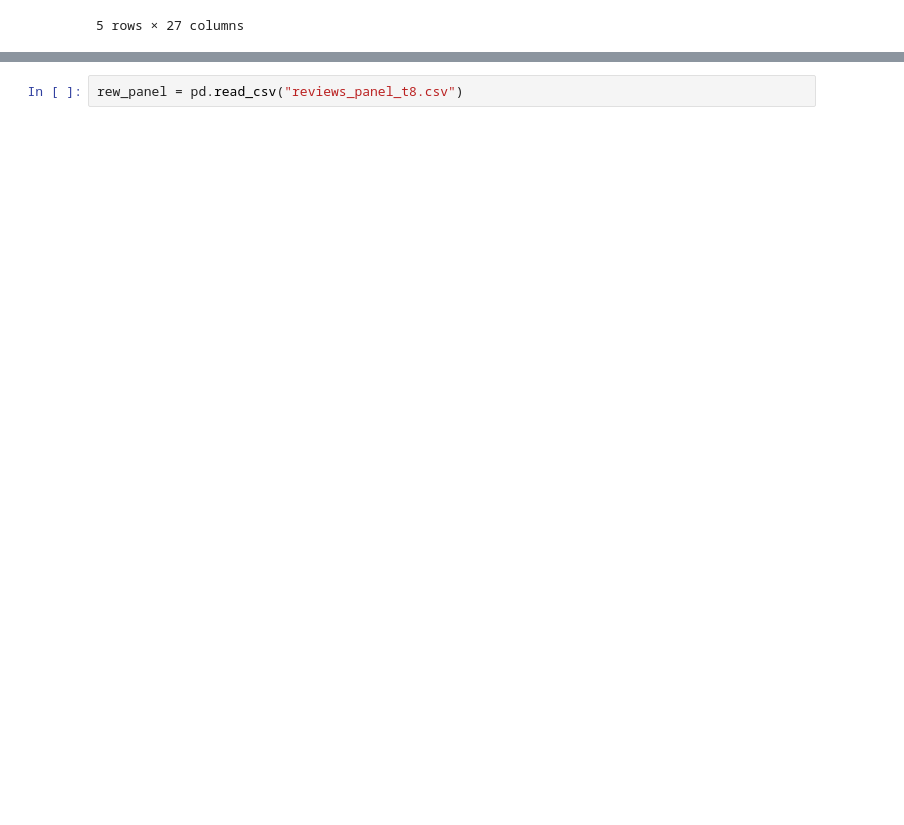
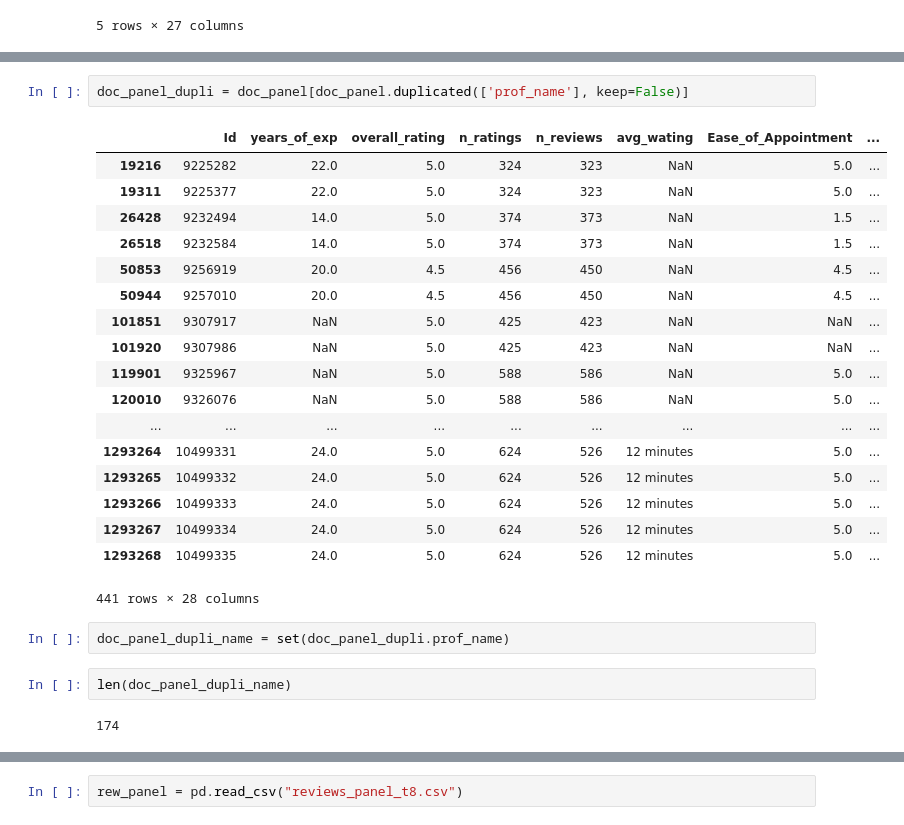
Before and after one commit to jhuang2023/Doctor_Bias, a Jupyter notebook: data/cleandata.ipynb, the cells around one changed output, grey strips where cells are left out. Cells and saved outputs as stored; diff of their text form; blank space fills up the shorter version.

```diff
--- a/data/cleandata.ipynb
+++ b/data/cleandata.ipynb
@@ -160,0 +212,27 @@ doc_panel.tail()
+# %%
+doc_panel_dupli = doc_panel[doc_panel.duplicated(['prof_name'], keep=False)]
+# %% [output]
+|  | Id | years_of_exp | overall_rating | n_ratings | n_reviews | avg_wating | Ease_of_Appointment | ... |
+| 19216 | 9225282 | 22.0 | 5.0 | 324 | 323 | NaN | 5.0 | ... |
+| 19311 | 9225377 | 22.0 | 5.0 | 324 | 323 | NaN | 5.0 | ... |
+| 26428 | 9232494 | 14.0 | 5.0 | 374 | 373 | NaN | 1.5 | ... |
+| 26518 | 9232584 | 14.0 | 5.0 | 374 | 373 | NaN | 1.5 | ... |
+| 50853 | 9256919 | 20.0 | 4.5 | 456 | 450 | NaN | 4.5 | ... |
+| 50944 | 9257010 | 20.0 | 4.5 | 456 | 450 | NaN | 4.5 | ... |
+| 101851 | 9307917 | NaN | 5.0 | 425 | 423 | NaN | NaN | ... |
+| 101920 | 9307986 | NaN | 5.0 | 425 | 423 | NaN | NaN | ... |
+| 119901 | 9325967 | NaN | 5.0 | 588 | 586 | NaN | 5.0 | ... |
+| 120010 | 9326076 | NaN | 5.0 | 588 | 586 | NaN | 5.0 | ... |
+| ... | ... | ... | ... | ... | ... | ... | ... | ... |
+| 1293264 | 10499331 | 24.0 | 5.0 | 624 | 526 | 12 minutes | 5.0 | ... |
+| 1293265 | 10499332 | 24.0 | 5.0 | 624 | 526 | 12 minutes | 5.0 | ... |
+| 1293266 | 10499333 | 24.0 | 5.0 | 624 | 526 | 12 minutes | 5.0 | ... |
+| 1293267 | 10499334 | 24.0 | 5.0 | 624 | 526 | 12 minutes | 5.0 | ... |
+| 1293268 | 10499335 | 24.0 | 5.0 | 624 | 526 | 12 minutes | 5.0 | ... |
+441 rows × 28 columns
+# %%
+doc_panel_dupli_name = set(doc_panel_dupli.prof_name)
+# %%
+len(doc_panel_dupli_name)
+# %% [output]
+174
```
Also changed, not shown: parts of 25 cells of this notebook.
